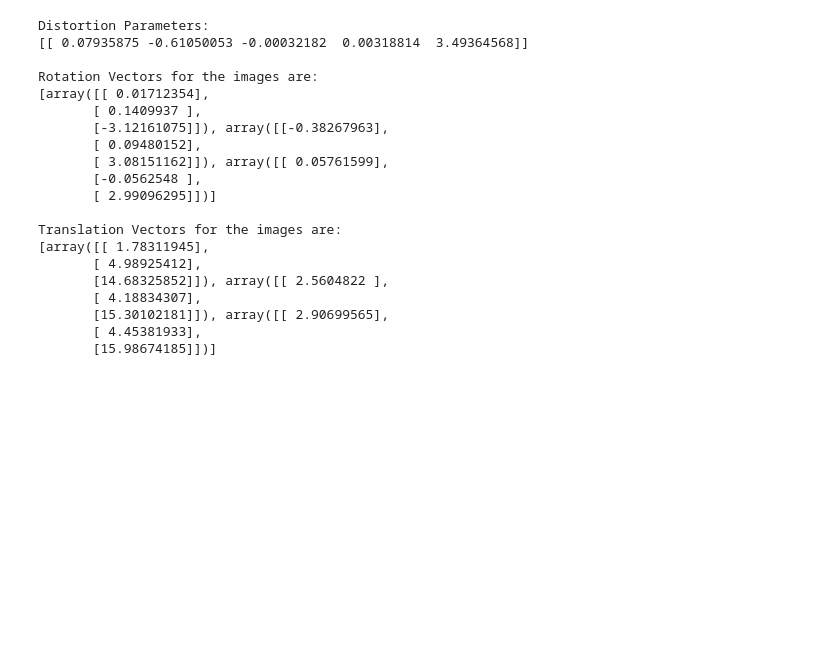
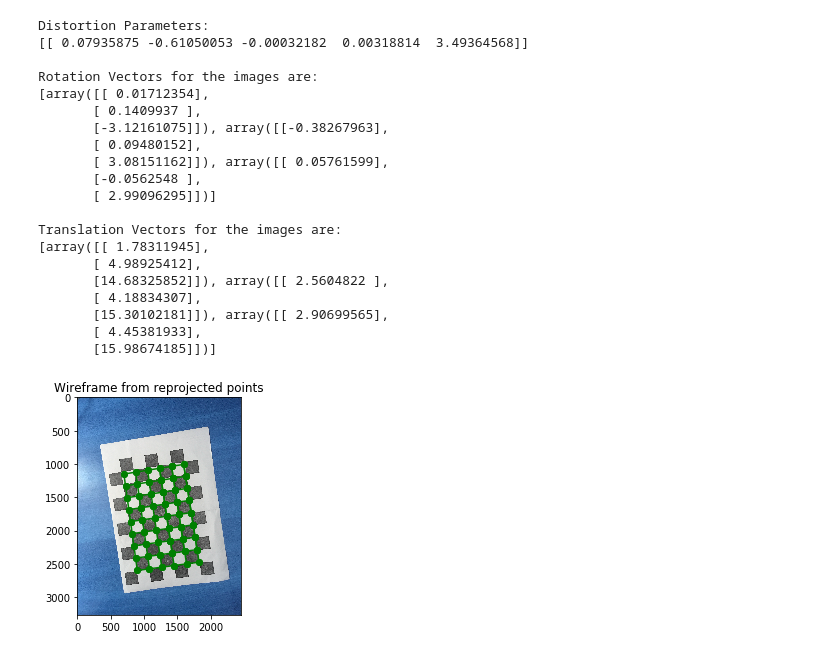
Before and after one commit to BonJovi1/Camera-Calibration, a Jupyter notebook: code.ipynb, the cells around one changed output. Saved outputs shown, nothing was run; the diff lists cells and outputs as text; code cells hidden in the pictures; blank space fills up the shorter version.

```diff
--- a/code.ipynb
+++ b/code.ipynb
@@ -637,3 +720,28 @@ Translation Vectors for the images are:
        [15.30102181]]), array([[ 2.90699565],
        [ 4.45381933],
        [15.98674185]])]
+# %%
+r =  rvecs[2]
+R = (eulerAnglesToRotationMatrix(r))
+world_points_1 = np.hstack((x, y, np.zeros((54,1)), np.ones((54,1)))).astype(np.float32)
+
+temp1 = np.zeros((3,4))
+temp1[0:3,0:3] = R[0:3,0:3]
+temp1[:,3] = tvecs[2][:,0]
+P = np.matmul(mtx,temp1)
+P = P/P[2,3]
+projected_points = []
+for i in range(54):
+    projection = np.matmul(P,np.transpose(world_points_1[i,:]))
+    projection = projection/projection[2]
+    projected_points.append(projection[0:2])
+
+projected_points = np.asarray(projected_points)
+
+idx = [5,11,17,23,29,35,41,47,53]
+idx1 = [8,17,26,35,44,53]
+
+imgtry = cv2.imread(my_images[5])
+generate_wireframe(idx, idx1, projected_points, imgtry )
+# %% [output]
+[figure, added]
```
Also changed, not shown: parts of 30 cells of this notebook.
